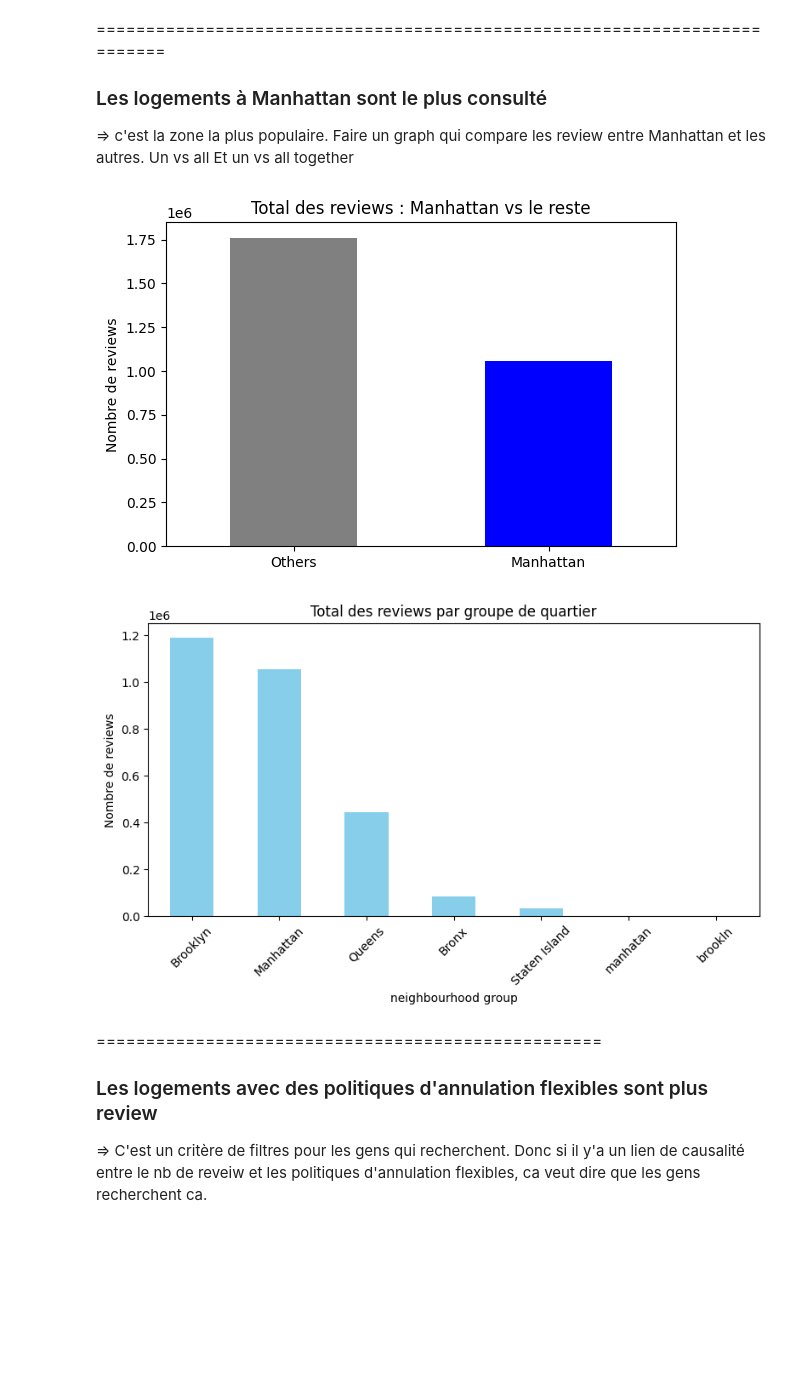
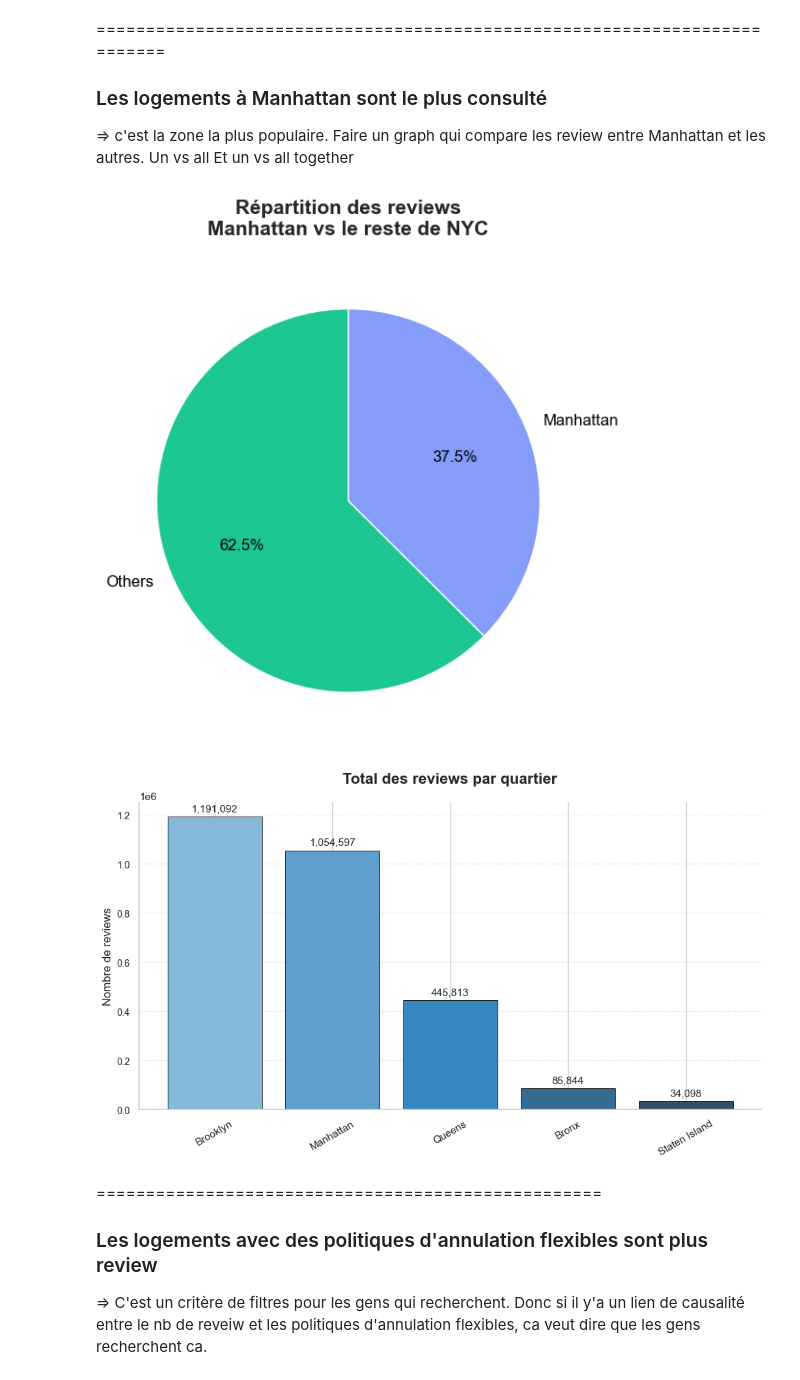
Before and after one commit to EthanVieville/4IABD_reporting_grp7, a Jupyter notebook: script.ipynb, the cells around one changed output. Cells and saved outputs as stored; diff of their text form; code cells hidden in the pictures; blank space fills up the shorter version.

```diff
--- a/script.ipynb
+++ b/script.ipynb
@@ -91,34 +91,68 @@ df['number of reviews'] = pd.to_numeric(df['number of reviews'], errors='coerce'
 # colonne : is in manhattan ?
 df['is_manhattan'] = df['neighbourhood group'] == 'Manhattan'
 # %%
+# Données
+agg_manhattan_vs_others = df.groupby('is_manhattan')['number of reviews'].sum()
+agg_manhattan_vs_others.index = ['Others', 'Manhattan']
+labels = agg_manhattan_vs_others.index
+sizes = agg_manhattan_vs_others.values
+colors = ['#1dc793', '#859cf8']  # gris et bleu
 
-# agreg : Manhattan vs autres
-agg_manhattan_vs_others = df.groupby('is_manhattan')['number of reviews'].sum()
-agg_manhattan_vs_others.index = ['Others', 'Manhattan']  # False -> Others, True -> Manhattan
+# Camembert classique
+plt.figure(figsize=(6, 6))
+plt.pie(
+    sizes,
+    labels=labels,
+    autopct='%1.1f%%',
+    startangle=90,
+    colors=colors,
+    textprops={'fontsize': 12, 'color': 'black'},
+    wedgeprops={'edgecolor': 'white'}
+)
 
-# Graph 1 : Manhattan vs Others
-plt.figure(figsize=(6,4))
-agg_manhattan_vs_others.plot(kind='bar', color=['gray', 'blue'])
-plt.title("Total des reviews : Manhattan vs le reste")
-plt.ylabel("Nombre de reviews")
-plt.xticks(rotation=0)
+plt.title("Répartition des reviews\nManhattan vs le reste de NYC", fontsize=15, fontweight='bold', pad=20)
 plt.tight_layout()
 plt.show()
 # %% [output]
-[figure, old version]
+[figure, new version]
 # %%
-# Graph 2 : Tous les groupes de quartiers
-agg_all_neigh = df.groupby('neighbourhood group')['number of reviews'].sum().sort_values(ascending=False)
+# Données
+agg = df.groupby('neighbourhood group')['number of reviews'].sum().sort_values(ascending=False)
 
-plt.figure(figsize=(8,5))
-agg_all_neigh.plot(kind='bar', color='skyblue')
-plt.title("Total des reviews par groupe de quartier")
-plt.ylabel("Nombre de reviews")
-plt.xticks(rotation=45)
+# Style
+sns.set_theme(style="whitegrid")
+plt.figure(figsize=(10, 6))
+
+# Couleurs douces, personnalisables
+colors = sns.color_palette("Blues_d", n_colors=len(agg))
+
+bars = plt.bar(agg.index, agg.values, color=colors, edgecolor='black', linewidth=0.6)
+
+# Ajouter les valeurs sur chaque colonne
+for bar in bars:
+    height = bar.get_height()
+    plt.text(
+        bar.get_x() + bar.get_width() / 2,
+        height + max(agg.values) * 0.01,
+        f'{int(height):,}',
+        ha='center',
+        va='bottom',
+        fontsize=11,
+        fontweight='medium'
+    )
+
+# Titres
+plt.title("Total des reviews par quartier", fontsize=16, fontweight='bold', pad=20)
+plt.ylabel("Nombre de reviews", fontsize=12)
+plt.xticks(rotation=30, fontsize=11)
+plt.yticks(fontsize=10)
+plt.grid(axis='y', linestyle='--', alpha=0.4)
+sns.despine()
+
 plt.tight_layout()
 plt.show()
 # %% [output]
-[figure, old version]
+[figure, new version]
 # %% [markdown]
 ===================================================
 ### Les logements avec des politiques d'annulation flexibles sont plus review
```
